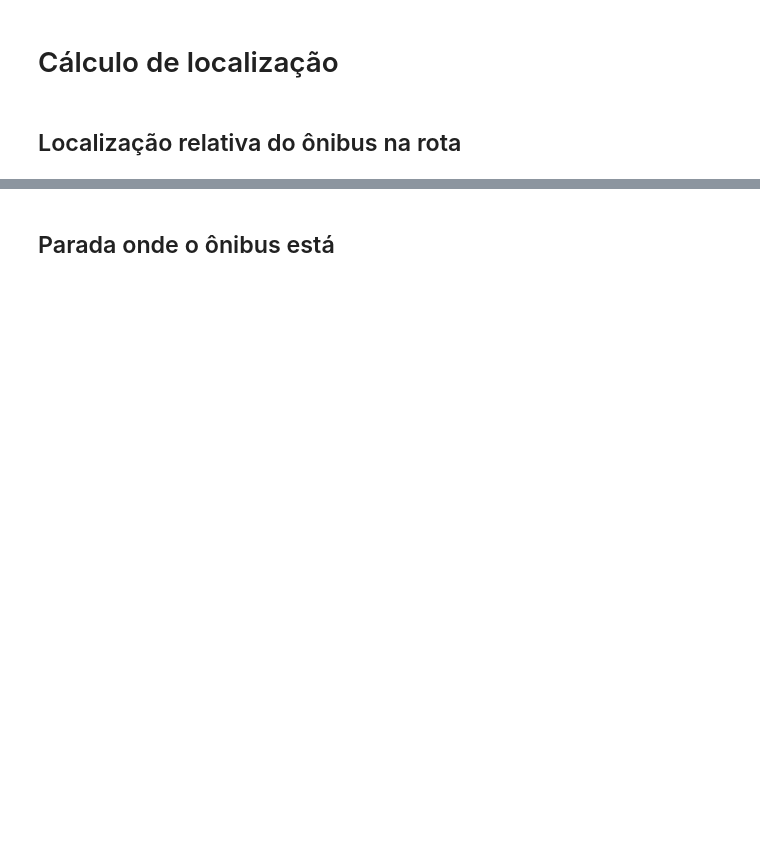
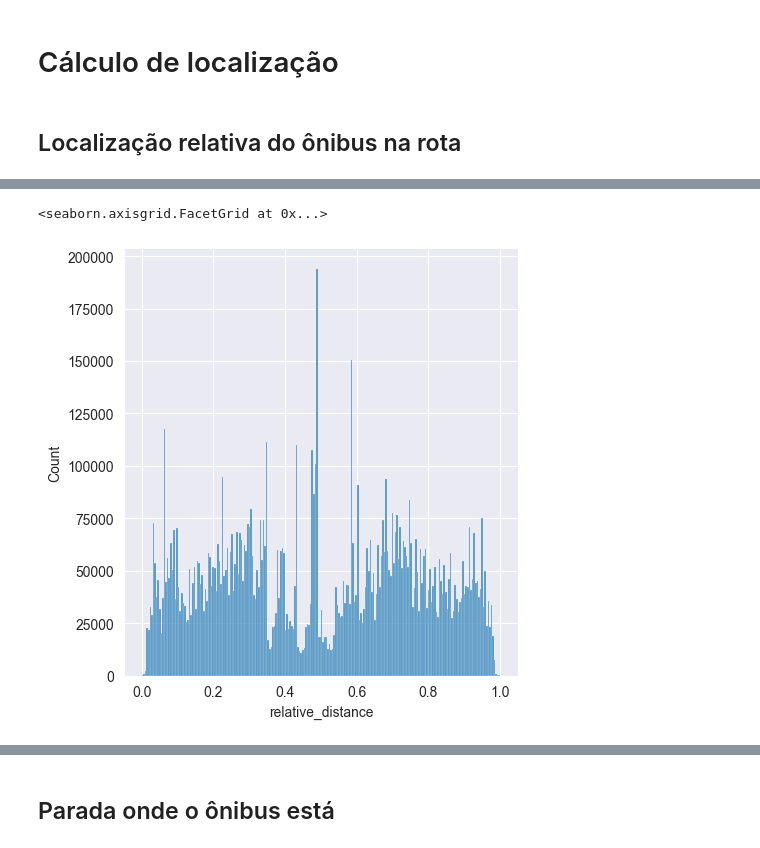
Before and after one commit to Thlamz/transportation, a Jupyter notebook: reading_gtfs.ipynb, the cells around one changed output, grey strips where cells are left out. Drawn from its saved outputs; the diff is of its cells as text; code cells hidden in the pictures; blank space fills up the shorter version.

```diff
--- a/reading_gtfs.ipynb
+++ b/reading_gtfs.ipynb
@@ -44,0 +204,7 @@ bus_positions
+# %%
+merged_df = pd.merge_asof(bus_positions, bus_trips, by='id_veiculo', left_on='timestamp_gps', right_on='datetime_partida', direction='backward')
+merged_df = merged_df[(merged_df['timestamp_gps'] >= merged_df['datetime_partida']) &
+                      (merged_df['timestamp_gps'] <= merged_df['datetime_chegada'])]
+bus_positions = merged_df.sort_values(['id_veiculo', 'timestamp_gps'])
+bus_positions.reset_index(drop=True, inplace=True)
+bus_positions
@@ -53,3 +229,5 @@ def project_location(bus_location: tuple[float, float]):
-# %%
-bus_positions['relative_distance'] = bus_positions[['latitude', 'longitude']].swifter.apply(lambda x: project_location((x['longitude'], x['latitude'])), axis=1)
-bus_positions.sample(10)
+# %%
+def to_point(row):
+    return Point(row['longitude'], row['latitude'])
+bus_positions['geometry'] = bus_positions[['latitude', 'longitude']].swifter.apply(to_point, axis=1)
+bus_positions
@@ -55,0 +236,20 @@ bus_positions.sample(10)
+# %%
+total_geometry_length = forwards_geometry.length + backwards_geometry.length
+
+forwards_bus_positions = bus_positions[bus_positions['sentido'] == 'I']
+forwards_bus_projections = forwards_geometry.project(forwards_bus_positions['geometry'])
+forwards_bus_interpolations = forwards_geometry.interpolate(forwards_bus_projections)
+forwards_bus_final_projection = forwards_geometry.project(forwards_bus_interpolations)
+forwards_bus_roundtrip_locations = forwards_bus_final_projection / total_geometry_length
+forwards_bus_locations = forwards_bus_final_projection / forwards_geometry.length
+
+backwards_bus_positions = bus_positions[bus_positions['sentido'] == 'V']
+backwards_bus_projections = backwards_geometry.project(backwards_bus_positions['geometry'])
+backwards_bus_interpolations = backwards_geometry.interpolate(backwards_bus_projections)
+backwards_bus_final_projection = backwards_geometry.project(backwards_bus_interpolations)
+backwards_bus_roundtrip_locations = (backwards_bus_final_projection + forwards_geometry.length) / total_geometry_length
+backwards_bus_locations = backwards_bus_final_projection / backwards_geometry.length
+
+bus_positions['relative_roundtrip_distance'] = pd.concat([forwards_bus_roundtrip_locations, backwards_bus_roundtrip_locations])
+bus_positions['relative_distance'] = pd.concat([forwards_bus_locations, backwards_bus_locations])
+bus_positions
@@ -55,0 +270,5 @@ bus_positions.sample(10)
+# %%
+sns.displot(bus_positions['relative_distance'])
+# %% [output]
+<seaborn.axisgrid.FacetGrid at 0x...>
+[figure, added]
```
Also changed, not shown: parts of 46 cells of this notebook, 1 other file.
